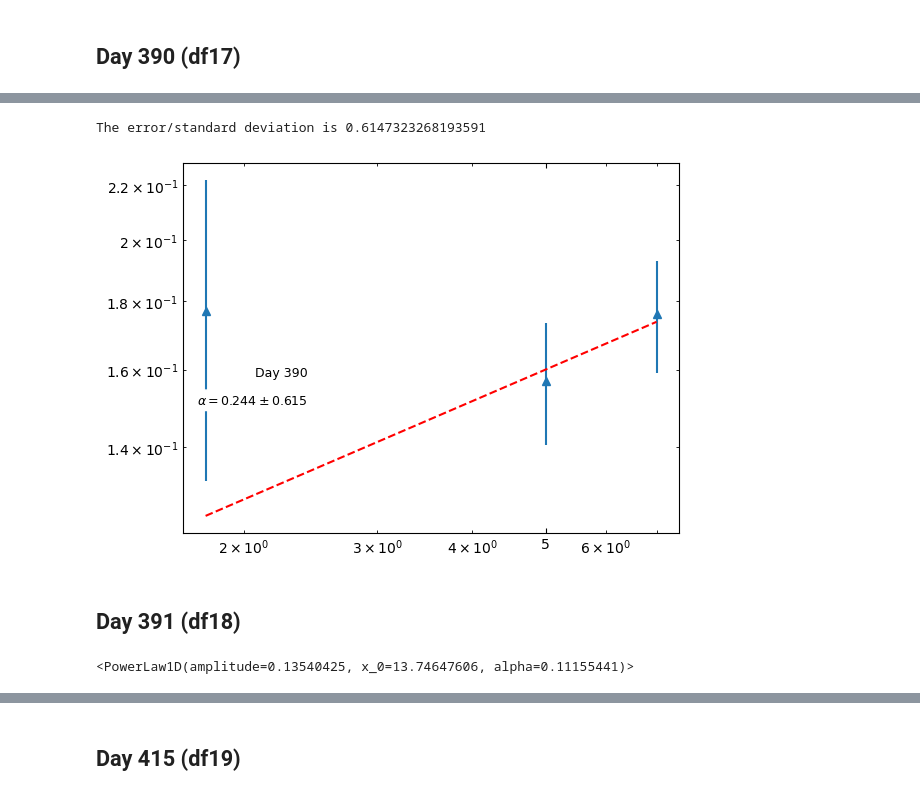
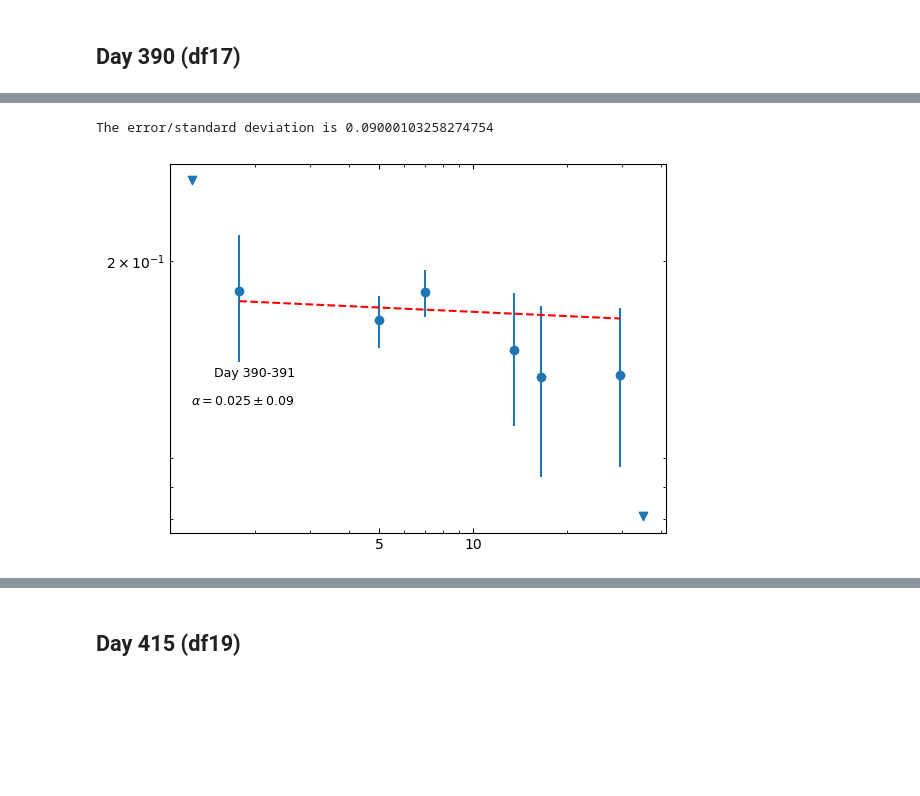
Before and after one commit to Wilhelm005/Research-Code, a Jupyter notebook: V392Per_Spectral_Index.ipynb, the cells around one changed output, grey strips where cells are left out. Drawn from its saved outputs; the diff is of its cells as text; code cells hidden in the pictures; blank space fills up the shorter version.

Commit message:
V392 Per
updated radio data

```diff
--- a/V392Per_Spectral_Index.ipynb
+++ b/V392Per_Spectral_Index.ipynb
@@ -413,3 +227,31 @@ df26 =  pd.DataFrame(E26, columns = ["MJD",	"Freq (GHz)",	"Flux (mJy)",	"eFlux (
+# %%
+df1 = dfnew[mask1]
+df2 = dfnew[mask2]
+df3 = dfnew[mask3]
+df4 = dfnew[mask4]
+df5 = dfnew[mask5]
+df6 = dfnew[mask6]
+df7 = dfnew[mask7]
+df8 = dfnew[mask8]
+df9 = dfnew[mask9]
+df10 = dfnew[mask10]
+df11 = dfnew[mask11]
+df12 = dfnew[mask12]
+#df13 = dfnew[mask13]
+df14 = dfnew[mask14]
+#df15 = dfnew[mask15]
+df16 = dfnew[mask16]
+df17 = dfnew[mask17]
+#df18 = dfnew[mask18]
+df19 = dfnew[mask19]
+df20 = dfnew[mask20]
+#df21 = dfnew[mask21]
+df22 = dfnew[mask22]
+#df23 = dfnew[mask23]
+df24 = dfnew[mask24]
+df25 = dfnew[mask25]
+df26 = dfnew[mask26]
+#df27 = dfnew[mask27]
 # %%
 #putting them all in a list
 dfs = [df1, df2, df3, df4, df5, df6, df7, df8, df9, df10,
@@ -2023,12 +2271,13 @@ fit17.fit_info
 # %%
 #taking fvec
-fvec17 = np.array([-26.13107624,  11.15470532,  -8.03521715])
+fvec17 = np.array([ -3.57030929,  31.12853712, -42.30995467,  16.59426375,
+         20.35072054,  20.80812797])
 var17 = np.var(fvec17)
 
 #taking cov_x
-cov_x17 = np.array([[2.31614783e+26, 7.31091334e+29, 6.07247806e+11],
-        [7.31091334e+29, 2.30768749e+33, 1.91677579e+15],
-        [6.07247806e+11, 1.91677579e+15, 1.63046781e-03]])
+cov_x17 = np.array([[ 2.44791713e+23, -4.46704528e+28,  2.42271301e+08],
+        [-4.46704528e+28,  8.15162134e+33, -4.42105192e+13],
+        [ 2.42271301e+08, -4.42105192e+13,  1.35523422e-05]])
 
 def stand(cov):
     diag = np.diagonal(cov)
@@ -2046,24 +2295,25 @@ diag17 = stand(cov_x17*var17)
 
 print('The error/standard deviation is', diag17[2]) #Just showing the standard deviation on the slope
 # %% [output]
-The error/standard deviation is 0.6147323268193591
+The error/standard deviation is 0.09000103258274754
 # %%
 #plotting to check
 fig,ax = plt.subplots()
 mask = df17['Flux (mJy)'] > 3 * df17['eFlux (mJy)']  # apply detection threshold
+mask2 = df17['Flux (mJy)'] < 3 * df17['eFlux (mJy)']  # apply detection threshold
 if mask.any():  # proceed only if at least one detection
-    ax.errorbar(df17['Freq (GHz)'][mask], df17['Flux (mJy)'][mask], yerr=yerr17, fmt='^')
+    ax.errorbar(df17['Freq (GHz)'][mask], df17['Flux (mJy)'][mask], yerr=yerr17, fmt='o')
+    ax.scatter(df17['Freq (GHz)'][mask2], (df17['Flux (mJy)'][mask2] + 3*df17['eFlux (mJy)'][mask2]), marker='v')
+
     ax.set_xscale('log')
     ax.set_xticks([1, 5, 10, 50], labels=['1', '5', '10', '50'])
     ax.set_yscale('log')
     ax.set_yticks([1, 5, 10, 20, 50], labels=['1', '5', '10', '20', '50'])
-    ax.annotate('Day 390', xy=(90, 120), xycoords='axes points', size=9, ha='right', va='top', bbox=dict(boxstyle='round', fc='w', ec="w"))
+    ax.annotate('Day 390-391', xy=(90, 120), xycoords='axes points', size=9, ha='right', va='top', bbox=dict(boxstyle='round', fc='w', ec="w"))
     ax.tick_params(axis='both', which='both', direction='in', top=True, right=True)
     ax.plot(df17['Freq (GHz)'][mask], fit_model_weights17(df17['Freq (GHz)'][mask]), 'r--')
-    ax.annotate('${\u03B1 = 0.244 \\pm 0.615}$', xy=(90, 100), xycoords='axes points', size=9, ha='right', va='top', bbox=dict(boxstyle='round', fc='w', ec="w"))
+    ax.annotate('${\u03B1 = 0.025 \\pm 0.09}$', xy=(90, 100), xycoords='axes points', size=9, ha='right', va='top', bbox=dict(boxstyle='round', fc='w', ec="w"))
 
 plt.show();
 # %% [output]
-[figure, old version]
+[figure, new version]
-# %% [markdown]
-## Day 391 (df18)
@@ -2079,21 +2319,0 @@ yerr18 = error(yerr18, x18, y18)
-# %%
-PL18 =  PowerLaw1D(amplitude = y18[0], x_0= x18[0], alpha= -.25)
-
-#Initialize fitters
-#setting calc_uncertainties=True to output errors on measurement
-
-fit18 = fitting.LevMarLSQFitter(calc_uncertainties=True)
-
-#Fit the data w/o weights
-fit_model18 = fit18(PL18, x18, y18)
-
-
-#weight is 1/error^2
-y_weight18 = 1/ (np.power(yerr18, 2))
-
-# fit the data using the uncertainties as weights
-fit_model_weights18 = fit18(PL18, x18, y18, weights=y_weight18)
-
-fit_model_weights18
-# %% [output]
-<PowerLaw1D(amplitude=0.13540425, x_0=13.74647606, alpha=0.11155441)>
```
Also changed, not shown: parts of 129 cells of this notebook, 1 other file.
